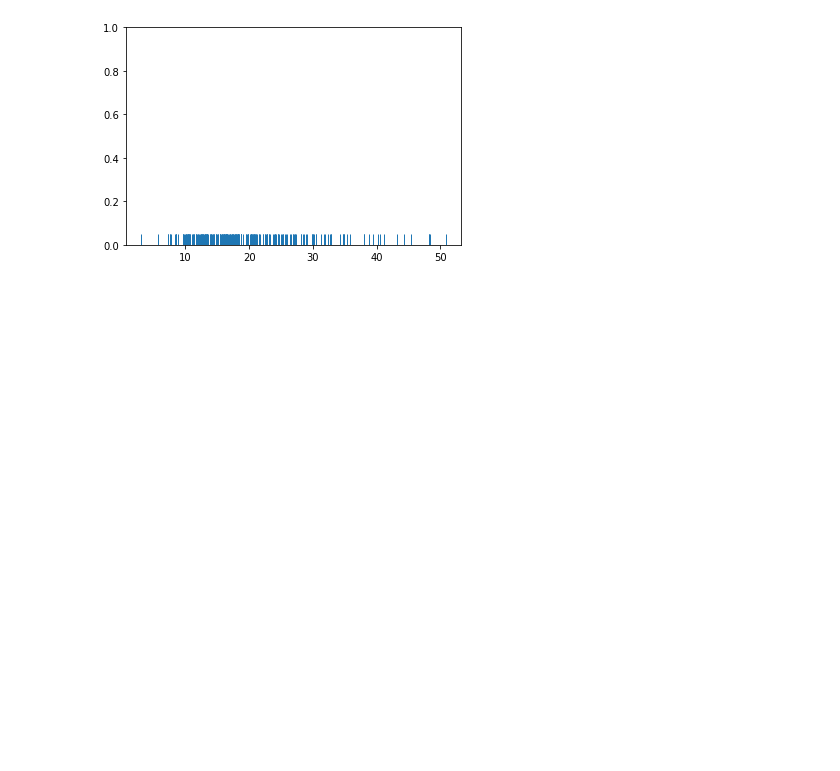
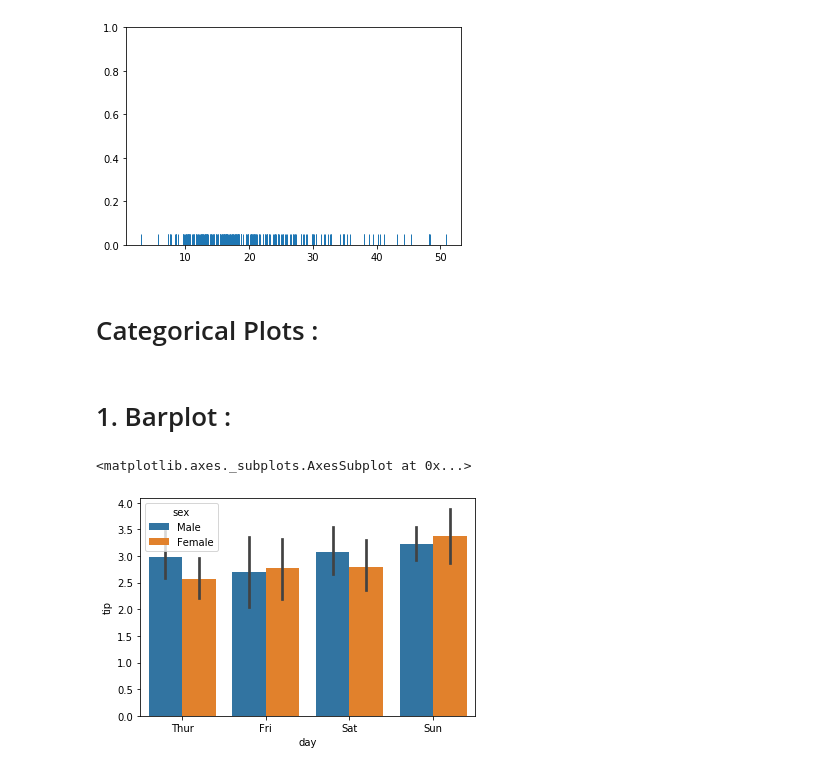
Before and after one commit to wasifekbal/ML_2019, a Jupyter notebook: seaborn/Seaborn.ipynb, the cells around one changed output. Cells and saved outputs as stored; diff of their text form; code cells hidden in the pictures; blank space fills up the shorter version.

Commit message:
team10 data analysis

```diff
--- a/seaborn/Seaborn.ipynb
+++ b/seaborn/Seaborn.ipynb
@@ -61,3 +63,12 @@ sns.rugplot(tips['total_bill'])
 # %% [output]
 <matplotlib.axes._subplots.AxesSubplot at 0x...>
 [figure]
+# %% [markdown]
+# Categorical Plots :
+# %% [markdown]
+# 1. Barplot :
+# %%
+sns.barplot(x='day',y='tip',data=tips, hue='sex')
+# %% [output]
+<matplotlib.axes._subplots.AxesSubplot at 0x...>
+[figure, added]
```
Also changed, not shown: parts of 12 cells of this notebook, 2 other files.
